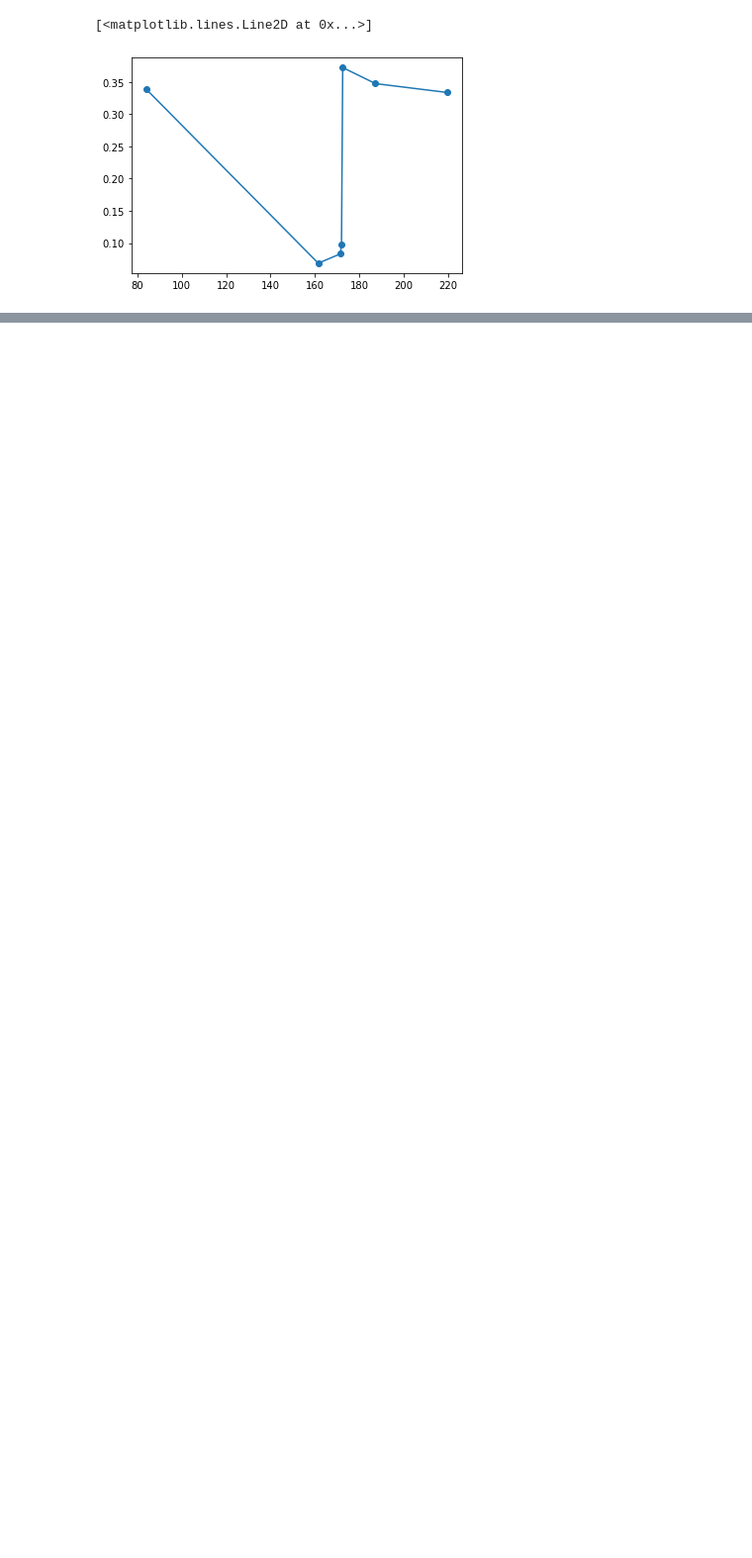
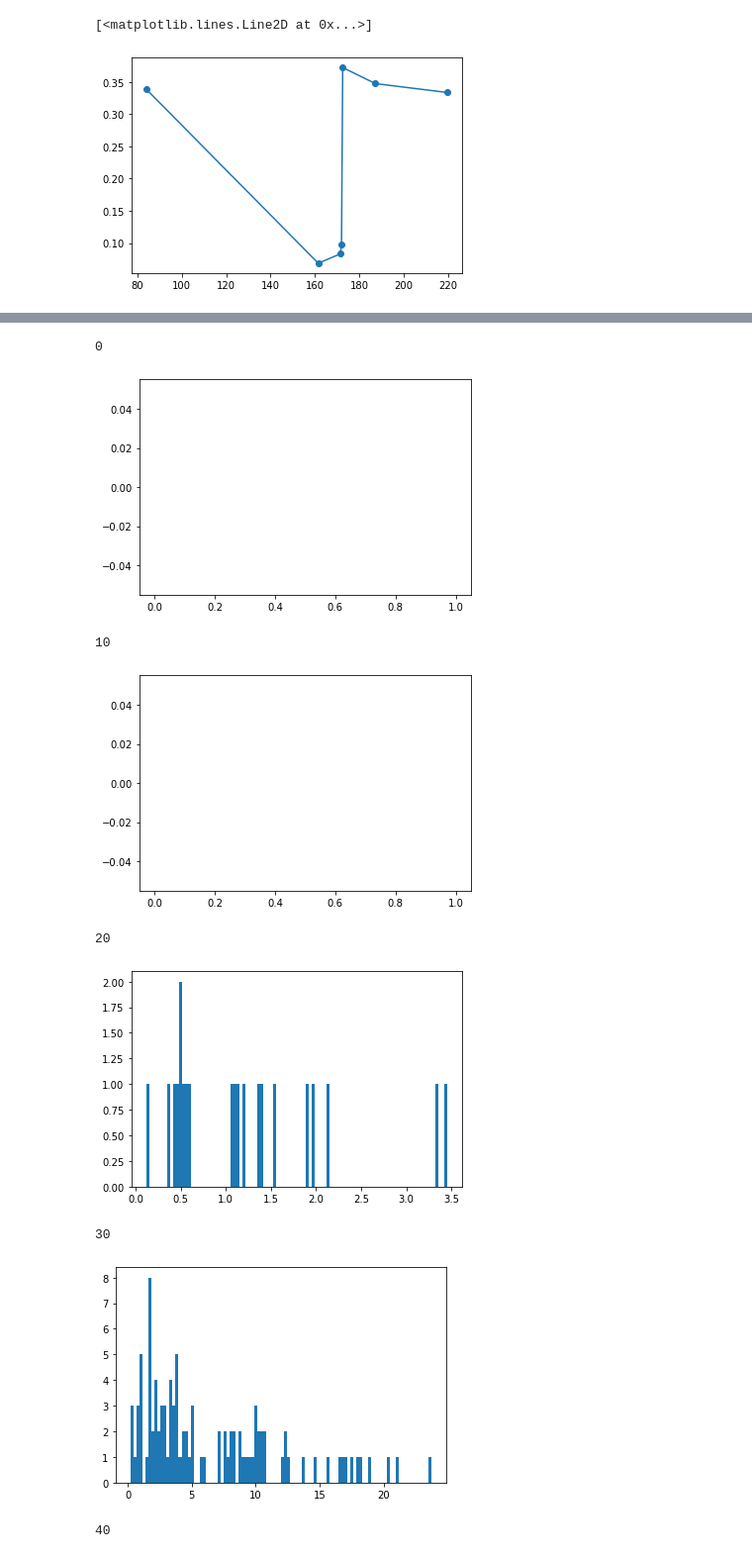
Before and after one commit to nissmar/ForgeryDetection, a Jupyter notebook: torch_noise_estim.ipynb, the cells around one changed output, grey strips where cells are left out. Shown at 99% size. Cells and saved outputs as stored; diff of their text form; code cells hidden in the pictures; blank space fills up the shorter version.

```diff
--- a/torch_noise_estim.ipynb
+++ b/torch_noise_estim.ipynb
@@ -129,0 +195,28 @@ plt.plot(Lm2,Lv2,'o-')
+# %%
+
+%matplotlib inline
+arr = (out[36:]**2).mean(dim=0).detach()
+
+step=10
+
+means=[]
+
+for i in range(0,255,step):
+    mask = (out[0]>i)*(out[0]<i+step)
+    print(i)
+    values = torch.masked_select(torch.tensor(arr), torch.tensor(mask))
+    means.append(values.mean())
+    plt.hist(values.tolist(),bins=100)
+    plt.show()
+
+values = range(0,255,step)
+# %% [output]
+0
+[figure, added]
+10
+[figure, added]
+20
+[figure, added]
+30
+[figure, added]
+40
```
Also changed, not shown: parts of 9 cells of this notebook, 6 other files.
